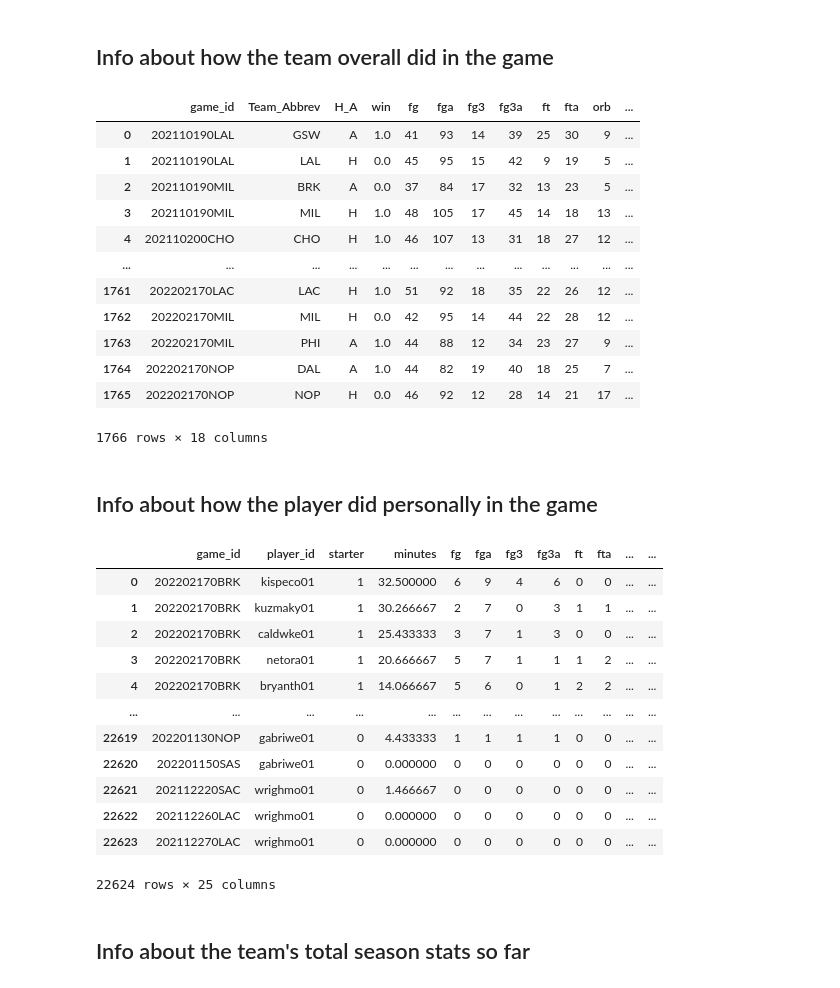
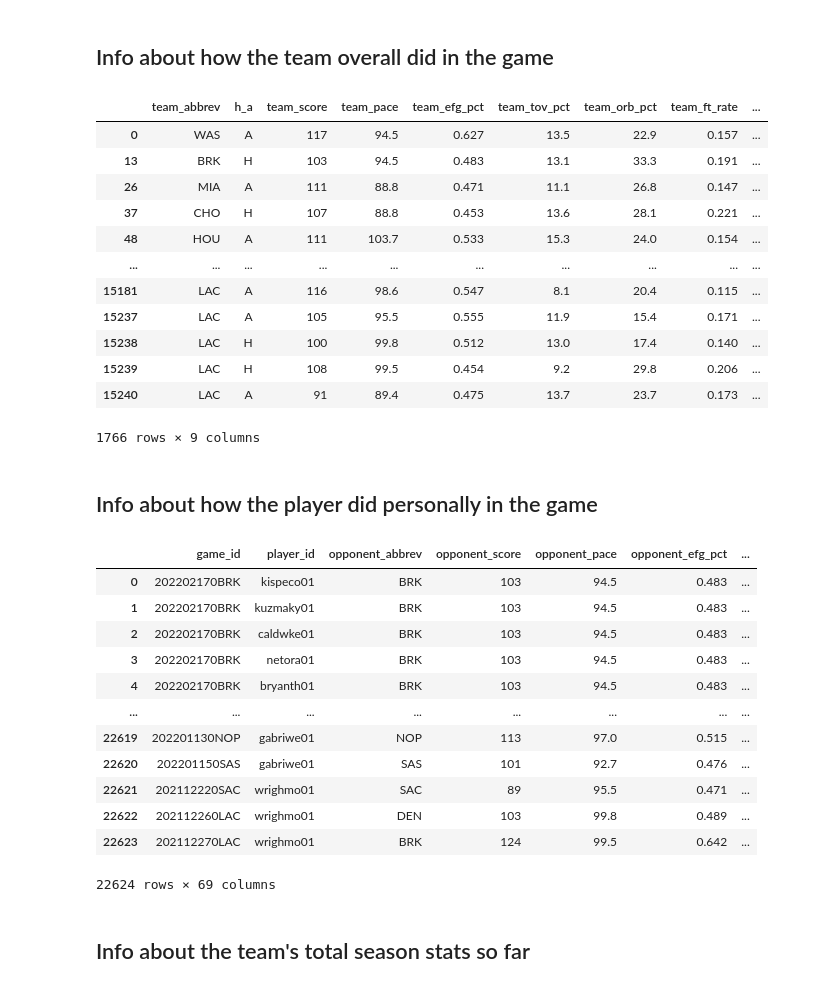
Before and after one commit to tslever/Tom_Levers_Public_Git_Repository, a Jupyter notebook: UVA/3--Practice_And_Application_Of_Data_Science/6--Databases_In_Python/Live_Coding_Exercise.ipynb, the cells around one changed output. Saved outputs shown, nothing was run; the diff lists cells and outputs as text; code cells hidden in the pictures.

```diff
--- a/UVA/3--Practice_And_Application_Of_Data_Science/6--Databases_In_Python/Live_Coding_Exercise.ipynb
+++ b/UVA/3--Practice_And_Application_Of_Data_Science/6--Databases_In_Python/Live_Coding_Exercise.ipynb
@@ -133,60 +152,43 @@ game_info
 ## Info about how the team overall did in the game
 # %%
 nba2022['win'] = nba2022['Team_Score'] > nba2022['Opponent_Score']
-team_game = nba2022[['Team_Abbrev', 'H_A', 'win', 'game_id', 'fg', 'fga', 'fg3', 'fg3a',
-             'ft', 'fta', 'orb', 'drb', 'ast', 'stl', 'blk', 'tov', 'pf', 'pts']]
-team_game = team_game.groupby(['game_id','Team_Abbrev']).agg({'H_A': pd.Series.mode,
-                                                              'win': 'mean',
-                                                              'fg': sum,
-                                                              'fga': sum,
-                                                              'fg3': sum,
-                                                              'fg3a': sum,
-                                                              'ft': sum,
-                                                              'fta': sum,
-                                                              'orb': sum,
-                                                              'drb': sum,
-                                                              'ast': sum,
-                                                              'stl': sum,
-                                                              'blk': sum,
-                                                              'tov': sum,
-                                                              'pf': sum,
-                                                              'pts': sum})
-team_game.reset_index()
+team_game = nba2022[['Team_Abbrev', 'H_A', 'Team_Score', 'Team_pace', 'Team_efg_pct', 'Team_tov_pct', 'Team_orb_pct', 'Team_ft_rate', 'Team_off_rtg']].drop_duplicates()
+team_game.columns = [x.lower() for x in team_game.columns]
+team_game
 # %% [output]
-|  | game_id | Team_Abbrev | H_A | win | fg | fga | fg3 | fg3a | ft | fta | orb | ... |
-| 0 | 202110190LAL | GSW | A | 1.0 | 41 | 93 | 14 | 39 | 25 | 30 | 9 | ... |
-| 1 | 202110190LAL | LAL | H | 0.0 | 45 | 95 | 15 | 42 | 9 | 19 | 5 | ... |
-| 2 | 202110190MIL | BRK | A | 0.0 | 37 | 84 | 17 | 32 | 13 | 23 | 5 | ... |
-| 3 | 202110190MIL | MIL | H | 1.0 | 48 | 105 | 17 | 45 | 14 | 18 | 13 | ... |
-| 4 | 202110200CHO | CHO | H | 1.0 | 46 | 107 | 13 | 31 | 18 | 27 | 12 | ... |
-| ... | ... | ... | ... | ... | ... | ... | ... | ... | ... | ... | ... | ... |
-| 1761 | 202202170LAC | LAC | H | 1.0 | 51 | 92 | 18 | 35 | 22 | 26 | 12 | ... |
-| 1762 | 202202170MIL | MIL | H | 0.0 | 42 | 95 | 14 | 44 | 22 | 28 | 12 | ... |
-| 1763 | 202202170MIL | PHI | A | 1.0 | 44 | 88 | 12 | 34 | 23 | 27 | 9 | ... |
-| 1764 | 202202170NOP | DAL | A | 1.0 | 44 | 82 | 19 | 40 | 18 | 25 | 7 | ... |
-| 1765 | 202202170NOP | NOP | H | 0.0 | 46 | 92 | 12 | 28 | 14 | 21 | 17 | ... |
+|  | team_abbrev | h_a | team_score | team_pace | team_efg_pct | team_tov_pct | team_orb_pct | team_ft_rate | ... |
+| 0 | WAS | A | 117 | 94.5 | 0.627 | 13.5 | 22.9 | 0.157 | ... |
+| 13 | BRK | H | 103 | 94.5 | 0.483 | 13.1 | 33.3 | 0.191 | ... |
+| 26 | MIA | A | 111 | 88.8 | 0.471 | 11.1 | 26.8 | 0.147 | ... |
+| 37 | CHO | H | 107 | 88.8 | 0.453 | 13.6 | 28.1 | 0.221 | ... |
+| 48 | HOU | A | 111 | 103.7 | 0.533 | 15.3 | 24.0 | 0.154 | ... |
+| ... | ... | ... | ... | ... | ... | ... | ... | ... | ... |
+| 15181 | LAC | A | 116 | 98.6 | 0.547 | 8.1 | 20.4 | 0.115 | ... |
+| 15237 | LAC | A | 105 | 95.5 | 0.555 | 11.9 | 15.4 | 0.171 | ... |
+| 15238 | LAC | H | 100 | 99.8 | 0.512 | 13.0 | 17.4 | 0.140 | ... |
+| 15239 | LAC | H | 108 | 99.5 | 0.454 | 9.2 | 29.8 | 0.206 | ... |
+| 15240 | LAC | A | 91 | 89.4 | 0.475 | 13.7 | 23.7 | 0.173 | ... |
-1766 rows × 18 columns
+1766 rows × 9 columns
 # %% [markdown]
 ## Info about how the player did personally in the game
 # %%
-player_game = nba2022[['game_id', 'player_id', 'starter', 'minutes', 'fg', 'fga', 'fg3', 'fg3a',
-                   'ft', 'fta', 'orb', 'drb', 'ast', 'stl', 'blk', 'tov', 'pf', 'pts', 'usg_pct',
-                   'is_inactive', 'PG%', 'SG%', 'SF%', 'PF%', 'C%']]
+player_game = nba2022[['game_id', 'player_id', 'Opponent_Abbrev', 'Opponent_Score', 'Opponent_pace', 'Opponent_efg_pct', 'Opponent_tov_pct', 'Opponent_orb_pct', 'Opponent_ft_rate', 'Opponent_off_rtg', 'player', 'starter', 'mp', 'fg', 'fga', 'fg_pct', 'fg3', 'fg3a', 'fg3_pct', 'ft', 'fta', 'ft_pct', 'orb', 'drb', 'trb', 'ast', 'stl', 'blk', 'tov', 'pf', 'pts', 'plus_minus', 'did_not_play', 'is_inactive', 'ts_pct', 'efg_pct', 'fg3a_per_fga_pct', 'fta_per_fga_pct', 'orb_pct', 'drb_pct', 'trb_pct', 'ast_pct', 'stl_pct', 'blk_pct', 'tov_pct', 'usg_pct', 'off_rtg', 'def_rtg', 'bpm', 'season', 'minutes', 'double_double', 'triple_double', 'DKP', 'FDP', 'SDP', 'DKP_per_minute', 'FDP_per_minute', 'SDP_per_minute', 'pf_per_minute', 'ts', 'last_60_minutes_per_game_starting', 'last_60_minutes_per_game_bench', 'PG%', 'SG%', 'SF%', 'PF%', 'C%', 'active_position_minutes']]
+player_game.columns = [x.lower() for x in player_game.columns]
 player_game
 # %% [output]
-|  | game_id | player_id | starter | minutes | fg | fga | fg3 | fg3a | ft | fta | ... | ... |
-| 0 | 202202170BRK | kispeco01 | 1 | 32.500000 | 6 | 9 | 4 | 6 | 0 | 0 | ... | ... |
-| 1 | 202202170BRK | kuzmaky01 | 1 | 30.266667 | 2 | 7 | 0 | 3 | 1 | 1 | ... | ... |
-| 2 | 202202170BRK | caldwke01 | 1 | 25.433333 | 3 | 7 | 1 | 3 | 0 | 0 | ... | ... |
-| 3 | 202202170BRK | netora01 | 1 | 20.666667 | 5 | 7 | 1 | 1 | 1 | 2 | ... | ... |
-| 4 | 202202170BRK | bryanth01 | 1 | 14.066667 | 5 | 6 | 0 | 1 | 2 | 2 | ... | ... |
-| ... | ... | ... | ... | ... | ... | ... | ... | ... | ... | ... | ... | ... |
-| 22619 | 202201130NOP | gabriwe01 | 0 | 4.433333 | 1 | 1 | 1 | 1 | 0 | 0 | ... | ... |
-| 22620 | 202201150SAS | gabriwe01 | 0 | 0.000000 | 0 | 0 | 0 | 0 | 0 | 0 | ... | ... |
-| 22621 | 202112220SAC | wrighmo01 | 0 | 1.466667 | 0 | 0 | 0 | 0 | 0 | 0 | ... | ... |
-| 22622 | 202112260LAC | wrighmo01 | 0 | 0.000000 | 0 | 0 | 0 | 0 | 0 | 0 | ... | ... |
-| 22623 | 202112270LAC | wrighmo01 | 0 | 0.000000 | 0 | 0 | 0 | 0 | 0 | 0 | ... | ... |
+|  | game_id | player_id | opponent_abbrev | opponent_score | opponent_pace | opponent_efg_pct | ... |
+| 0 | 202202170BRK | kispeco01 | BRK | 103 | 94.5 | 0.483 | ... |
+| 1 | 202202170BRK | kuzmaky01 | BRK | 103 | 94.5 | 0.483 | ... |
+| 2 | 202202170BRK | caldwke01 | BRK | 103 | 94.5 | 0.483 | ... |
+| 3 | 202202170BRK | netora01 | BRK | 103 | 94.5 | 0.483 | ... |
+| 4 | 202202170BRK | bryanth01 | BRK | 103 | 94.5 | 0.483 | ... |
+| ... | ... | ... | ... | ... | ... | ... | ... |
+| 22619 | 202201130NOP | gabriwe01 | NOP | 113 | 97.0 | 0.515 | ... |
+| 22620 | 202201150SAS | gabriwe01 | SAS | 101 | 92.7 | 0.476 | ... |
+| 22621 | 202112220SAC | wrighmo01 | SAC | 89 | 95.5 | 0.471 | ... |
+| 22622 | 202112260LAC | wrighmo01 | DEN | 103 | 99.8 | 0.489 | ... |
+| 22623 | 202112270LAC | wrighmo01 | BRK | 124 | 99.5 | 0.642 | ... |
-22624 rows × 25 columns
+22624 rows × 69 columns
 # %% [markdown]
 ## Info about the team's total season stats so far
 # %%
```
Also changed, not shown: parts of 14 cells of this notebook, 4 other files.
